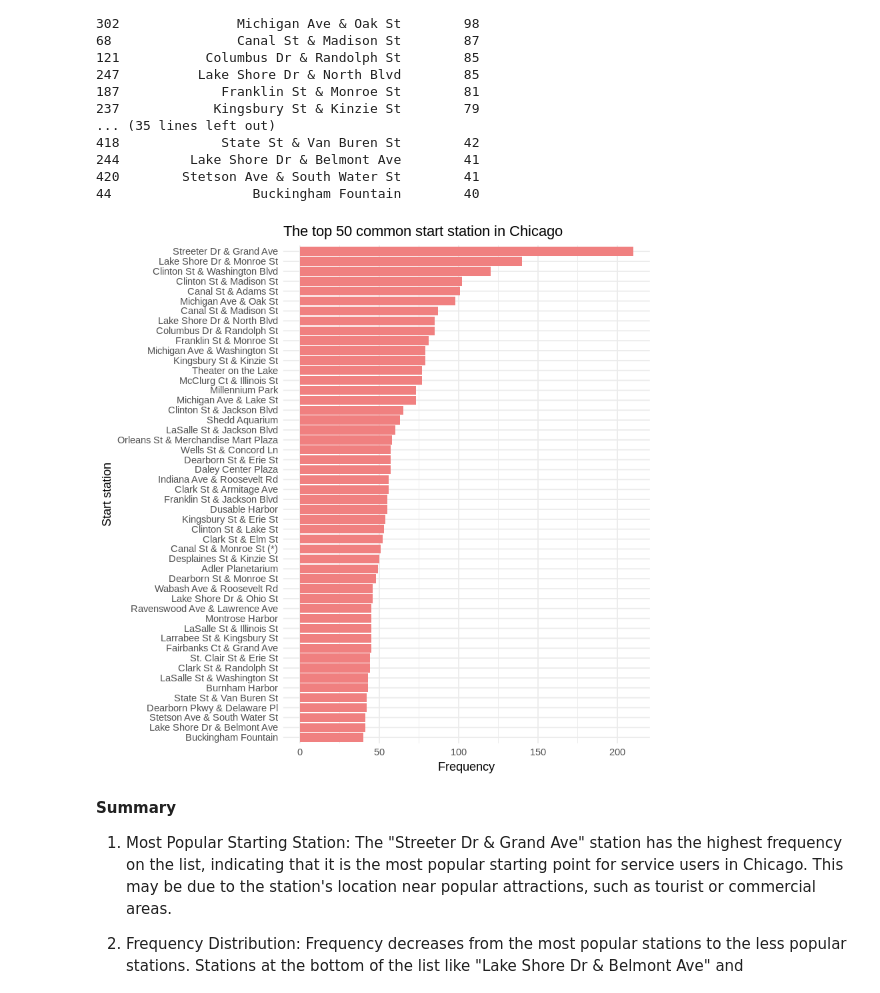
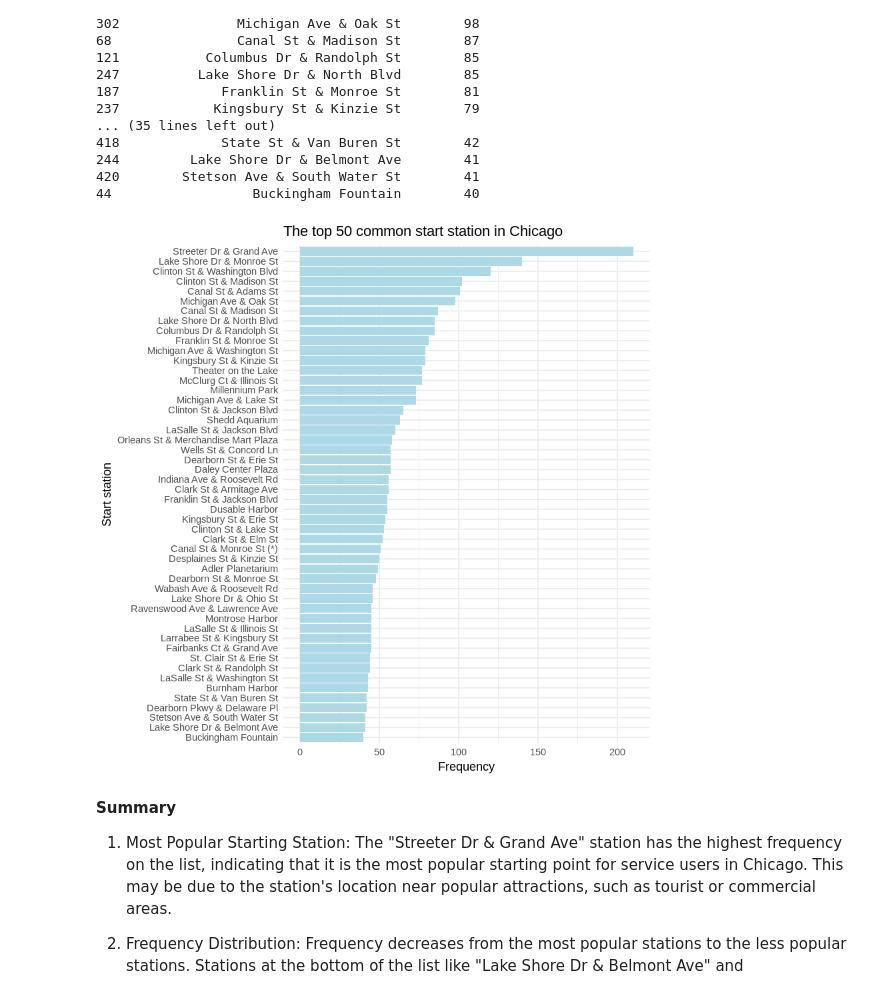
Before and after one commit to letra1996/pdsnd_github, a Jupyter notebook: Explore_bikeshare_data.ipynb, the cells around one changed output. Cells and saved outputs as stored; diff of their text form; code cells hidden in the pictures.

Commit message:
refactor:change color of chart 1

```diff
--- a/Explore_bikeshare_data.ipynb
+++ b/Explore_bikeshare_data.ipynb
@@ -73,13 +73,13 @@ library(ggplot2)
 # %%
 # Draw a bar chart for Chicago's 50 most popular starting stations
 ggplot(top_50_chicago, aes(x = reorder(Start.Station, Frequency), y = Frequency)) +
-  geom_bar(stat = "identity", fill = "lightcoral") +
+  geom_bar(stat = "identity", fill = "lightblue") +
   coord_flip() +
   labs(title = "The top 50 common start station in Chicago",
        x = "Start station", y = "Frequency") +
   theme_minimal()
 # %% [output]
-[figure, old version]
+[figure, new version]
 # %% [markdown]
 **Summary**
 
```
